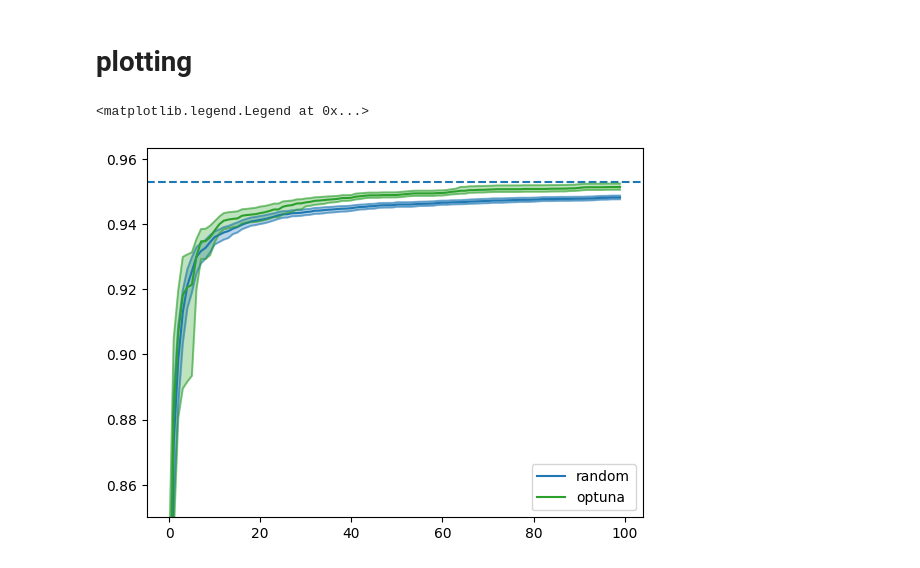
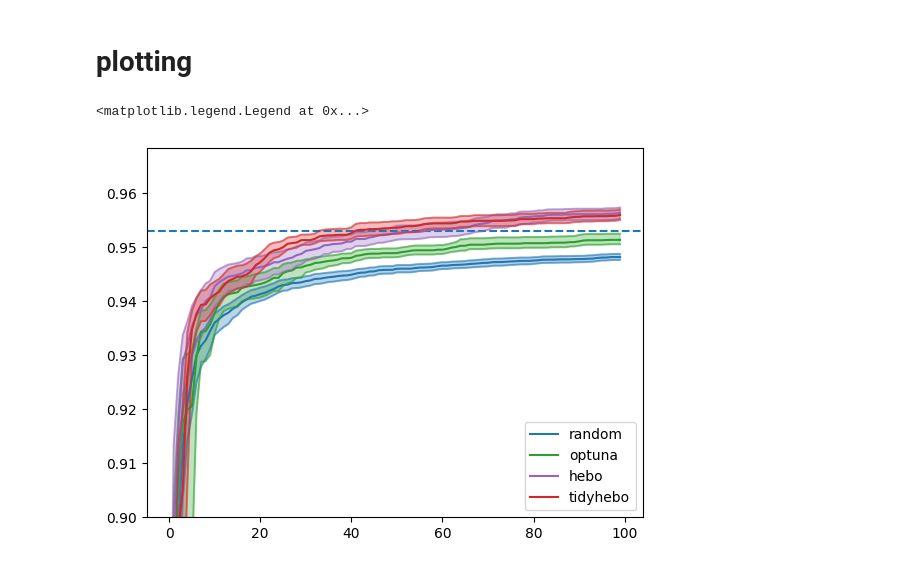
Before and after one commit to Ch-LZ/tidyhebo, a Jupyter notebook: example/olympus/fullerenes/fullerenes.ipynb, the cells around one changed output. Drawn from its saved outputs; the diff is of its cells as text; code cells hidden in the pictures.

Commit message:
[ fullerenes res ] results on fullerenes problem from olympus; tidyhebo still wins

```diff
--- a/example/olympus/fullerenes/fullerenes.ipynb
+++ b/example/olympus/fullerenes/fullerenes.ipynb
@@ -41,32 +41,32 @@ random_res = torch.from_numpy(random_out).cummax(axis=1).values.detach().numpy()
 optuna_out = np.loadtxt("optuna/optuna_values.txt")
 optuna_res = torch.from_numpy(optuna_out).cummax(axis=1).values.detach().numpy()
 
-# # hebo
-# hebo_out = np.loadtxt("hebo/hebo_values.txt")
-# hebo_res = torch.from_numpy(hebo_out).cummax(axis=1).values.detach().numpy()
+# hebo
+hebo_out = np.loadtxt("hebo/hebo_values.txt")
+hebo_res = torch.from_numpy(hebo_out).cummax(axis=1).values.detach().numpy()
 
-# # tidyhebo
-# tidyhebo_out = np.loadtxt("tidyhebo/tidyhebo_values.txt")
-# tidyhebo_res = torch.from_numpy(tidyhebo_out).cummax(axis=1).values.detach().numpy()
+# tidyhebo
+tidyhebo_out = np.loadtxt("tidyhebo/tidyhebo_values.txt")
+tidyhebo_res = torch.from_numpy(tidyhebo_out).cummax(axis=1).values.detach().numpy()
 # %%
 import matplotlib.pyplot as plt
 
 ax = plt.gca()
 
 
 tr = lambda x: x
 # tr = lambda x: np.log10(optimization_got_max - x)
 
 ax.axhline(0.953133, ls="--")
 
 plot_selection_result(tr(random_res), ax, budget=100, label="random", color="tab:blue")
 plot_selection_result(tr(optuna_res), ax, budget=100, label="optuna", color="tab:green")
-# plot_selection_result(tr(hebo_res), ax, budget=100, label="hebo", color="tab:purple")
-# plot_selection_result(tr(tidyhebo_res), ax, budget=100, label="tidyhebo", color="tab:red")
+plot_selection_result(tr(hebo_res), ax, budget=100, label="hebo", color="tab:purple")
+plot_selection_result(tr(tidyhebo_res), ax, budget=100, label="tidyhebo", color="tab:red")
 
-ax.set_ylim(bottom=0.85)
+ax.set_ylim(bottom=0.90)
 
 ax.legend()
 # %% [output]
 <matplotlib.legend.Legend at 0x...>
-[figure, old version]
+[figure, new version]
```
Also changed, not shown: 8 other files.
